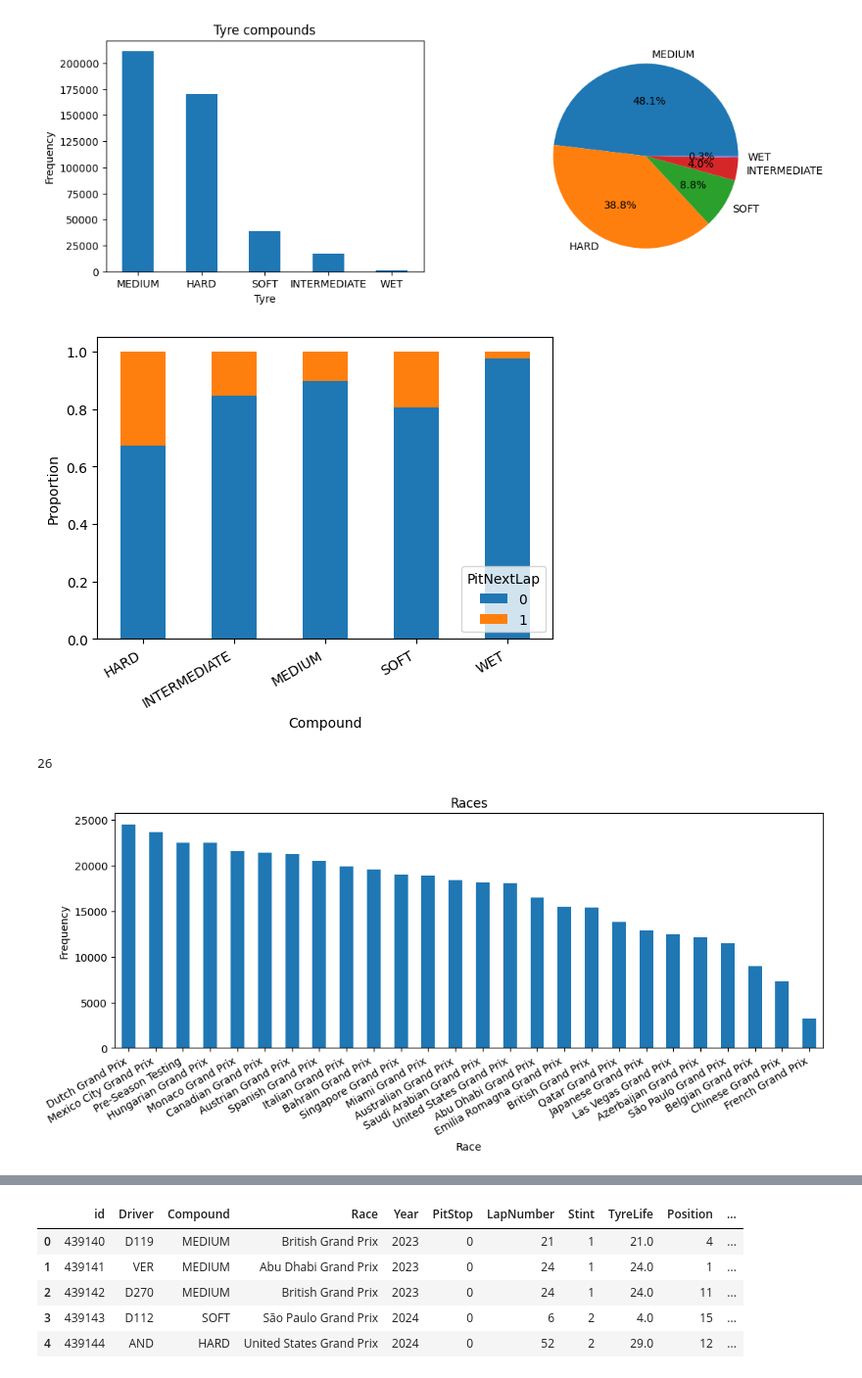
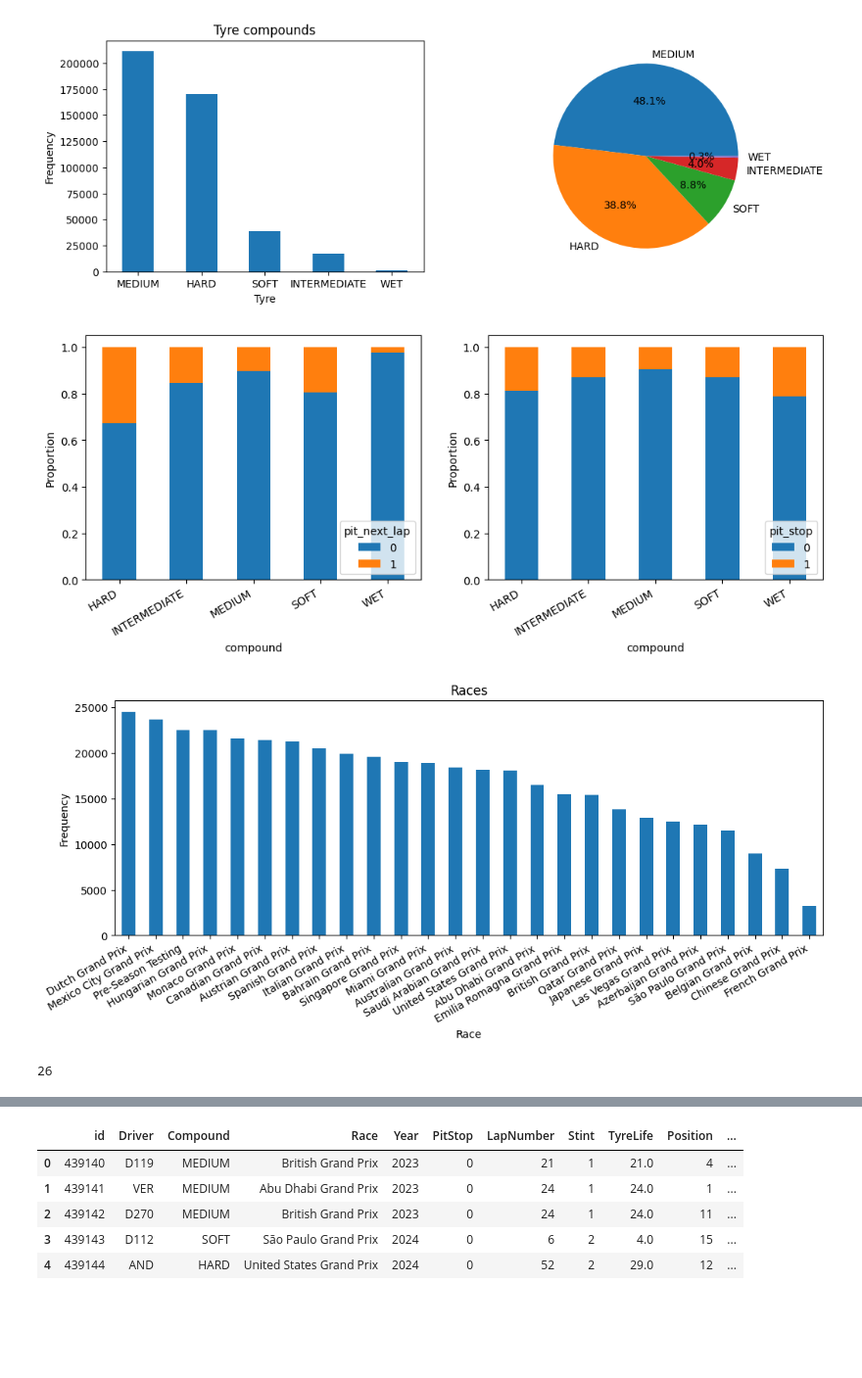
Before and after one commit to giacomoscanavini/data_science_notebooks, a Jupyter notebook: predicting_f1_pit_stops.ipynb, the cells around one changed output, grey strips where cells are left out. Shown at 98% size. Saved outputs shown, nothing was run; the diff lists cells and outputs as text; code cells hidden in the pictures; blank space fills up the shorter version.

```diff
--- a/predicting_f1_pit_stops.ipynb
+++ b/predicting_f1_pit_stops.ipynb
@@ -137,35 +204,51 @@ plt.show()
 [figure]
 # %%
 # Count 0s and 1s within each category
-fig, ax = plt.subplots(1, 1, figsize=(6, 4))
+fig, ax = plt.subplots(1, 2, figsize=(12, 4))
 counts = (
-    df.groupby(["Compound", "PitNextLap"])
+    df.groupby(["compound", "pit_next_lap"])
+    .size()
+    .unstack(fill_value=0)
+)
+# Normalize within each group
+normalized = counts.div(counts.sum(axis=1), axis=0)
+# Plot normalized stacked bars
+normalized.plot(kind="bar", stacked=True, ax=ax[0])
+ax[0].set_xlabel("compound")
+ax[0].set_xticklabels(ax[0].get_xticklabels(), rotation=30, ha='right')
+ax[0].set_ylabel("Proportion")
+ax[0].legend(title="pit_next_lap", labels=["0", "1"], loc='lower right')
+
+counts_pit = (
+    df.groupby(['compound', 'pit_stop'])
     .size()
     .unstack(fill_value=0)
 )
 
 # Normalize within each group
-normalized = counts.div(counts.sum(axis=1), axis=0)
+normalized_pit = counts_pit.div(counts_pit.sum(axis=1), axis=0)
 
 # Plot normalized stacked bars
-normalized.plot(kind="bar", stacked=True, ax=ax)
+normalized_pit.plot(kind="bar", stacked=True, ax=ax[1])
+ax[1].set_xlabel("compound")
+ax[1].set_xticklabels(ax[1].get_xticklabels(), rotation=30, ha='right')
+ax[1].set_ylabel("Proportion")
+ax[1].legend(title="pit_stop", labels=["0", "1"], loc='lower right')
 
-ax.set_xlabel("Compound")
-ax.set_xticklabels(ax.get_xticklabels(), rotation=30, ha='right')
-ax.set_ylabel("Proportion")
-ax.legend(title="PitNextLap", labels=["0", "1"], loc='lower right')
 plt.show()
 # %% [output]
-[figure, old version]
+[figure, new version]
 # %%
 # Race
 fig, ax = plt.subplots(1, 1, figsize=(12, 4))
-df.Race.value_counts().plot(kind='bar', ax=ax)
+df.race.value_counts().plot(kind='bar', ax=ax)
 ax.set_title('Races')
 ax.set_xlabel('Race')
 ax.set_ylabel('Frequency')
 ax.set_xticklabels(ax.get_xticklabels(), rotation=30, ha='right')
 plt.show()
+
+print(df.race.nunique())
 # %% [output]
+[figure]
 26
-[figure]
```
Also changed, not shown: parts of 43 cells of this notebook, 5 other files.
